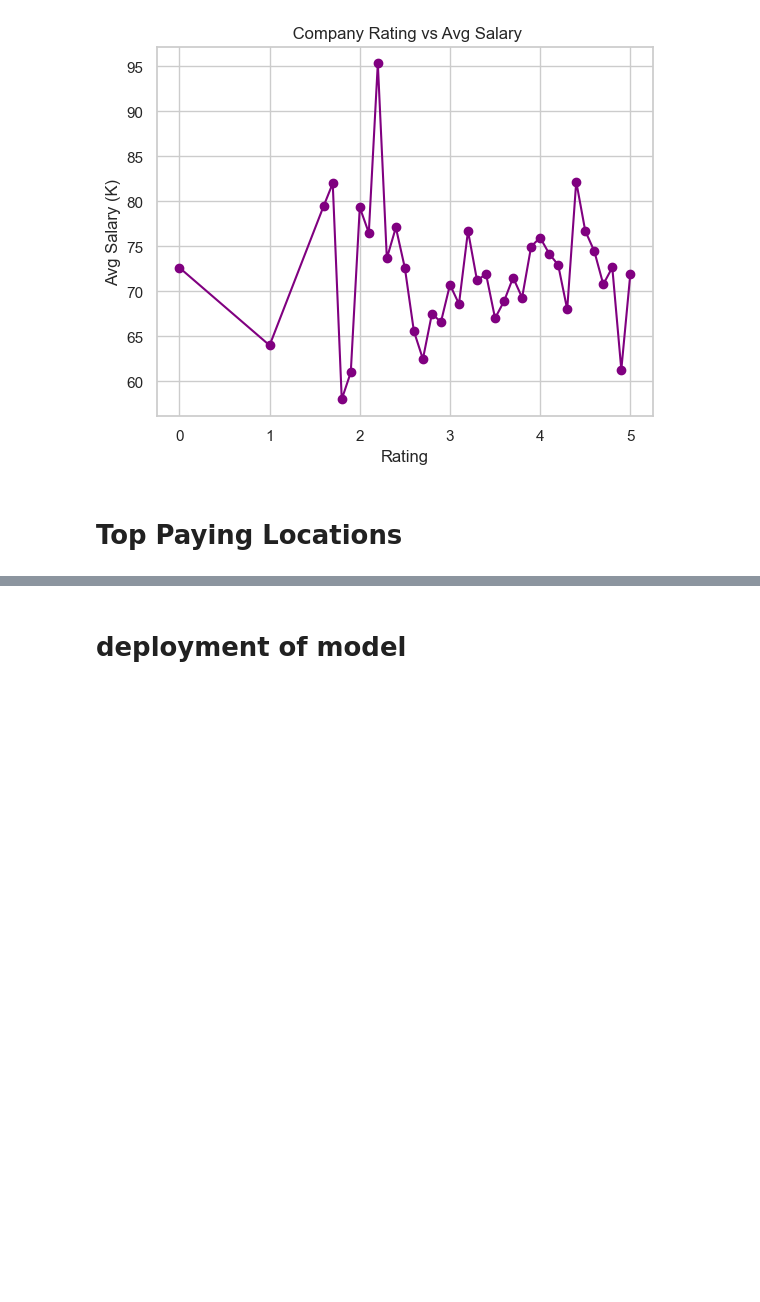
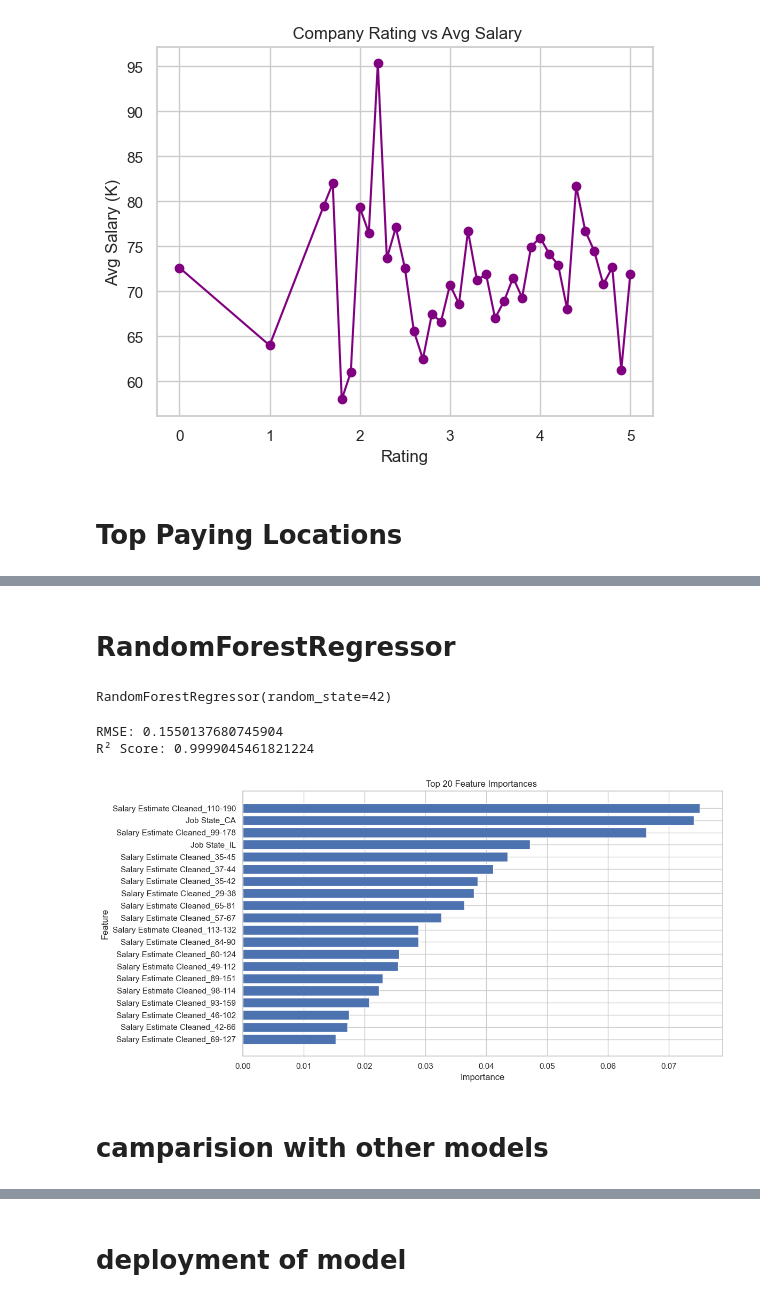
Before and after one commit to khushimalik3122/salary-predictor-19, a Jupyter notebook: g-19 - Copy.ipynb, the cells around one changed output, grey strips where cells are left out. Cells and saved outputs as stored; diff of their text form; code cells hidden in the pictures; blank space fills up the shorter version.

```diff
--- a/g-19 - Copy.ipynb
+++ b/g-19 - Copy.ipynb
@@ -631,0 +725,52 @@ print(f" File saved to: {downloads_path}")
+# %%
+df_reduced = df.drop(columns=['Max Salary (K)', 'Min Salary (K)', 'Average Salary (K)', 'Avg Salary (K)', 'Log Avg Salary'])
+# %%
+from sklearn.preprocessing import StandardScaler
+from sklearn.model_selection import train_test_split
+from sklearn.ensemble import RandomForestRegressor
+
+X = df_reduced.drop(columns=['Salary Range (K)'])  # Replace with your actual target column
+y = df_reduced['Salary Range (K)']
+
+X = pd.get_dummies(X, drop_first=True)
+scaler = StandardScaler()
+X_scaled = scaler.fit_transform(X)
+
+X_train, X_test, y_train, y_test = train_test_split(X_scaled, y, test_size=0.2, random_state=42)
+# %% [markdown]
+# RandomForestRegressor
+# %%
+model = RandomForestRegressor(random_state=42)
+model.fit(X_train, y_train)
+# %% [output]
+RandomForestRegressor(random_state=42)
+# %%
+import matplotlib.pyplot as plt
+import numpy as np
+from sklearn.metrics import mean_squared_error, r2_score
+
+y_pred = model.predict(X_test)
+rmse = np.sqrt(mean_squared_error(y_test, y_pred))
+r2 = r2_score(y_test, y_pred)
+
+print(f"RMSE: {rmse}")
+print(f"R² Score: {r2}")
+
+# Plot new importances
+importances = model.feature_importances_
+indices = np.argsort(importances)[-20:]
+features = X.columns[indices]
+
+plt.figure(figsize=(12, 6))
+plt.barh(features, importances[indices])
+plt.title("Top 20 Feature Importances ")
+plt.xlabel("Importance")
+plt.ylabel("Feature")
+plt.tight_layout()
+plt.show()
+# %% [output]
+RMSE: 0.1550137680745904
+R² Score: 0.9999045461821224
+[figure, added]
+# %% [markdown]
+# camparision with other models
```
Also changed, not shown: parts of 50 cells of this notebook, 3 other files.
